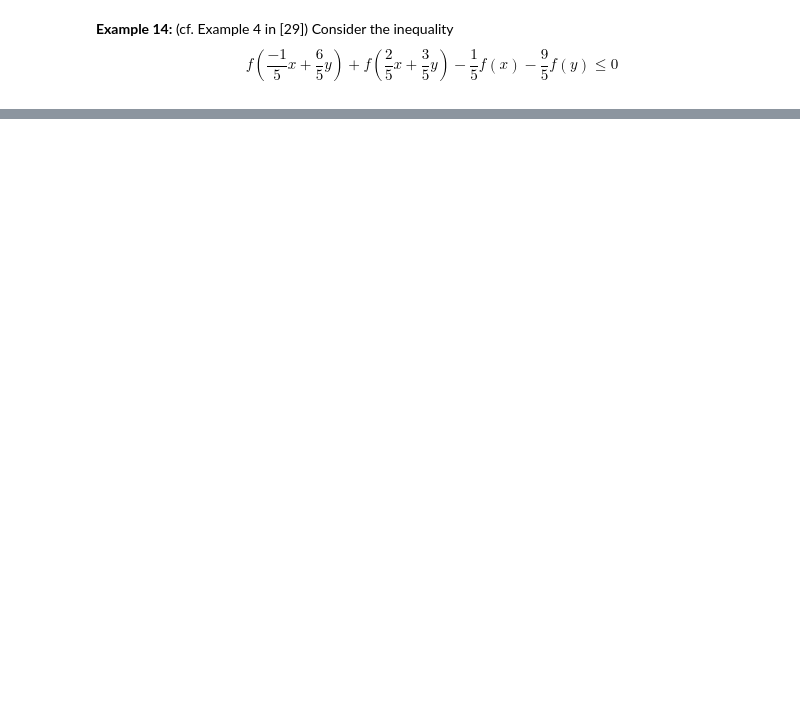
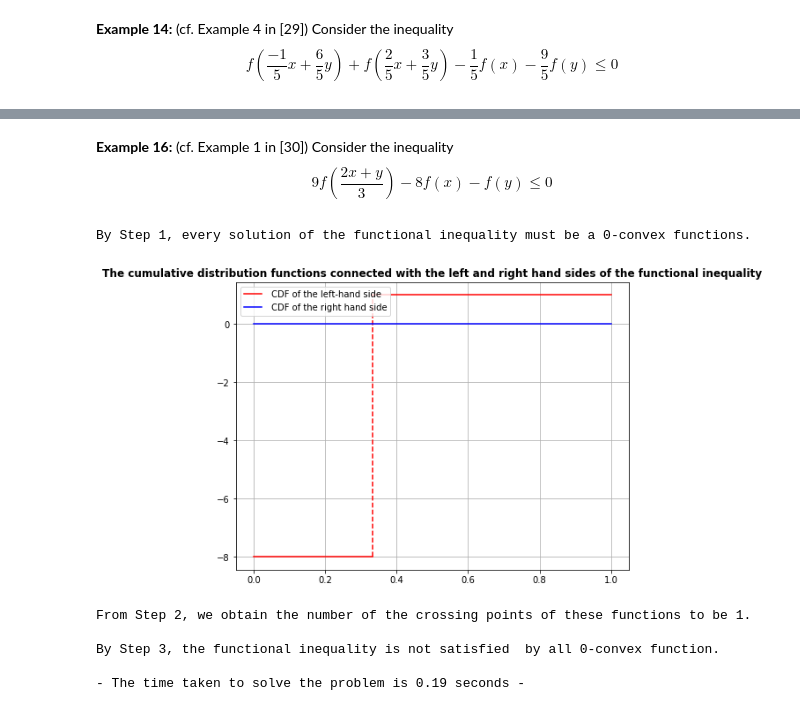
Before and after one commit to CPOkeke/Solving-linear-functional-inequalities-with-a-computer, a Jupyter notebook: Linear_Functional_inequality_computer_approach.ipynb, the cells around one changed output, grey strips where cells are left out. Drawn from its saved outputs; the diff is of its cells as text; code cells hidden in the pictures; blank space fills up the shorter version.

```diff
--- a/Linear_Functional_inequality_computer_approach.ipynb
+++ b/Linear_Functional_inequality_computer_approach.ipynb
@@ -800,0 +815,14 @@ Since the number of crossing point is equal to 2 then we know that the functiona
+# %% [markdown]
+**Example 16:** (cf. Example 1 in [30]) Consider the inequality
+<br>
+$$\textstyle 9f\left(\frac{2x+y}{3}\right)  -8f(x)-f(y)\leq 0$$
+# %%
+Linear_inequality(9*f((2*x + y)/3)-8*f(x) -f(y))
+# %% [output]
+By Step 1, every solution of the functional inequality must be a 0-convex functions.
+[figure, added]
+From Step 2, we obtain the number of the crossing points of these functions to be 1.
+
+By Step 3, the functional inequality is not satisfied  by all 0-convex function.
+
+- The time taken to solve the problem is 0.19 seconds -
```
Also changed, not shown: parts of 14 cells of this notebook.
